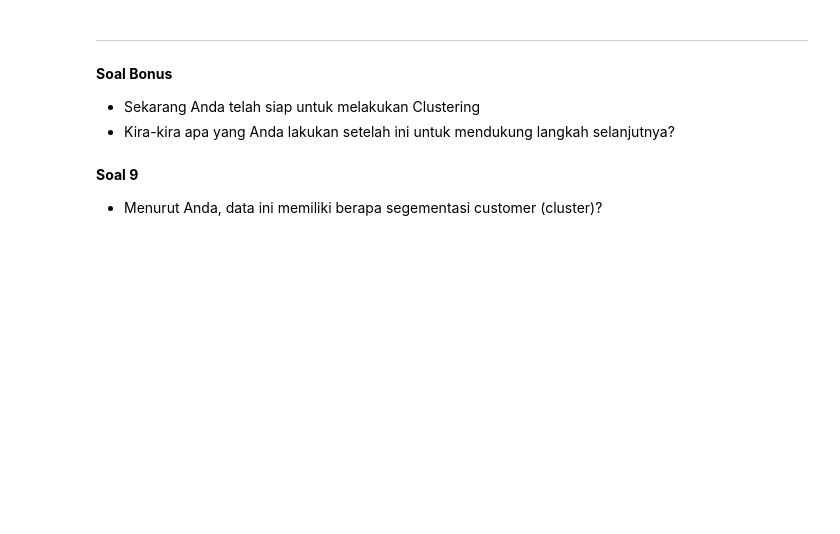
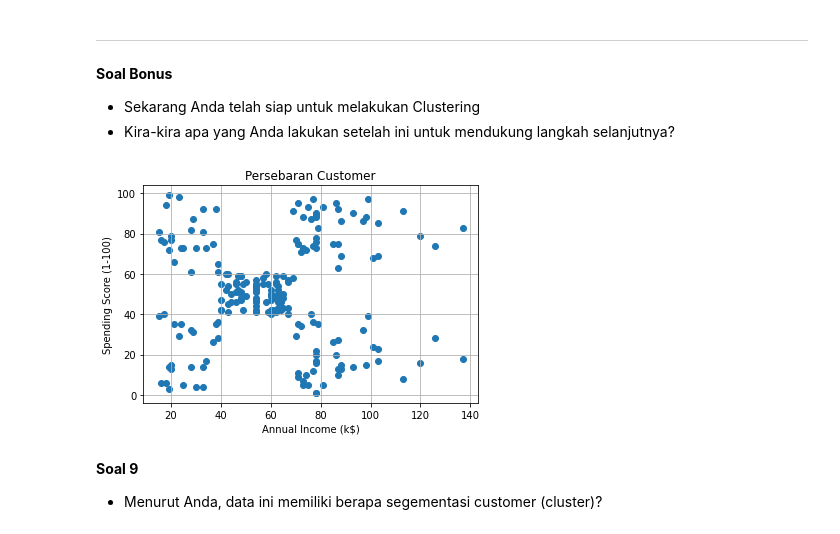
Before and after one commit to zoraulia/practice, a Jupyter notebook: linear-algebra/zoraidha-0lrk-linalg-3.ipynb, the cells around one changed output. Saved outputs shown, nothing was run; the diff lists cells and outputs as text; code cells hidden in the pictures; blank space fills up the shorter version.

```diff
--- a/linear-algebra/zoraidha-0lrk-linalg-3.ipynb
+++ b/linear-algebra/zoraidha-0lrk-linalg-3.ipynb
@@ -197,3 +185,15 @@ langkah_selanjutnya = """
+# %%
+# Plot untuk melihat sebaran data
+# Membantu untuk menemukan jumlah cluster
+
+plt.scatter(customer_df['Annual Income (k$)'], customer_df['Spending Score (1-100)'])
+plt.xlabel('Annual Income (k$)')
+plt.ylabel('Spending Score (1-100)')
+plt.title('Persebaran Customer')
+plt.grid()
+plt.show()
+# %% [output]
+[figure, added]
 # %% [markdown]
 **Soal 9**
 
```
Also changed, not shown: parts of 3 cells of this notebook.
